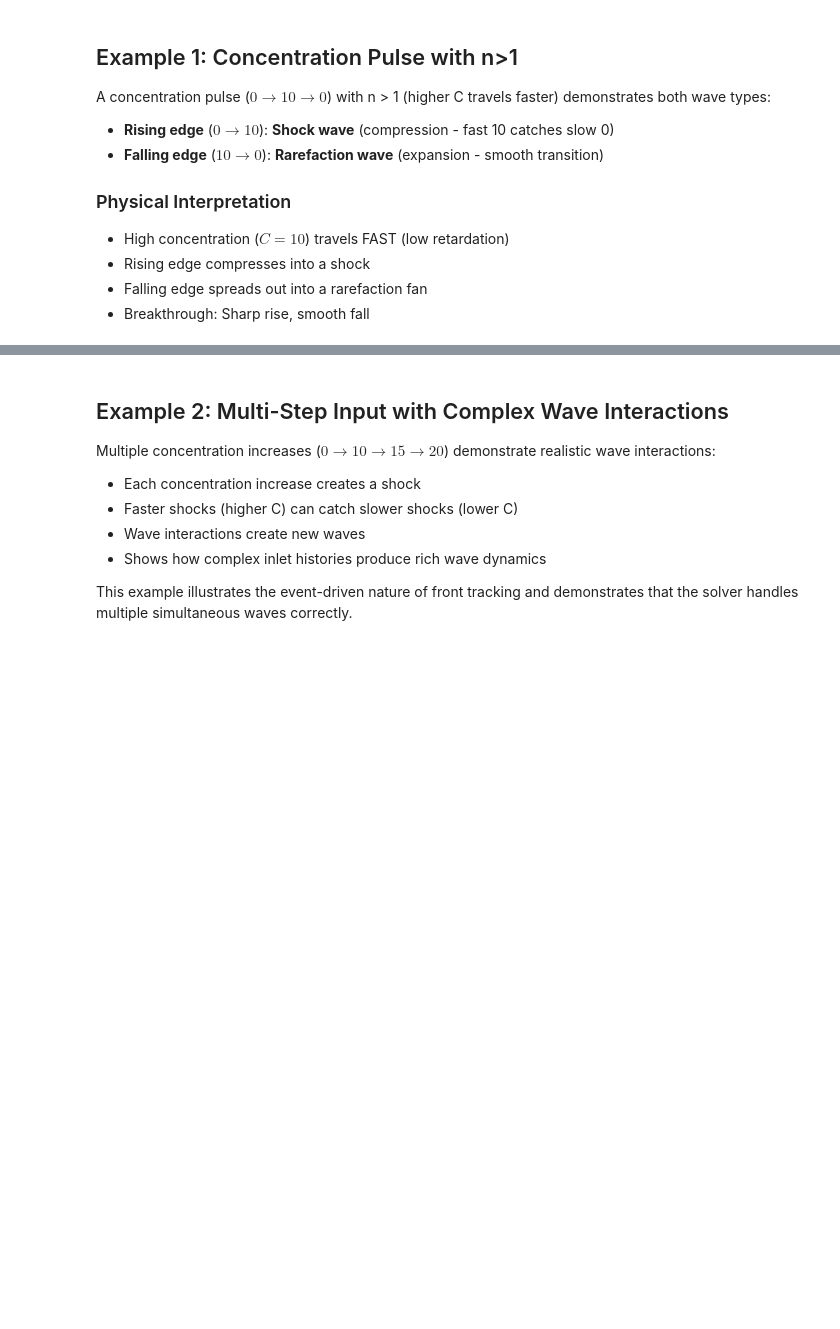
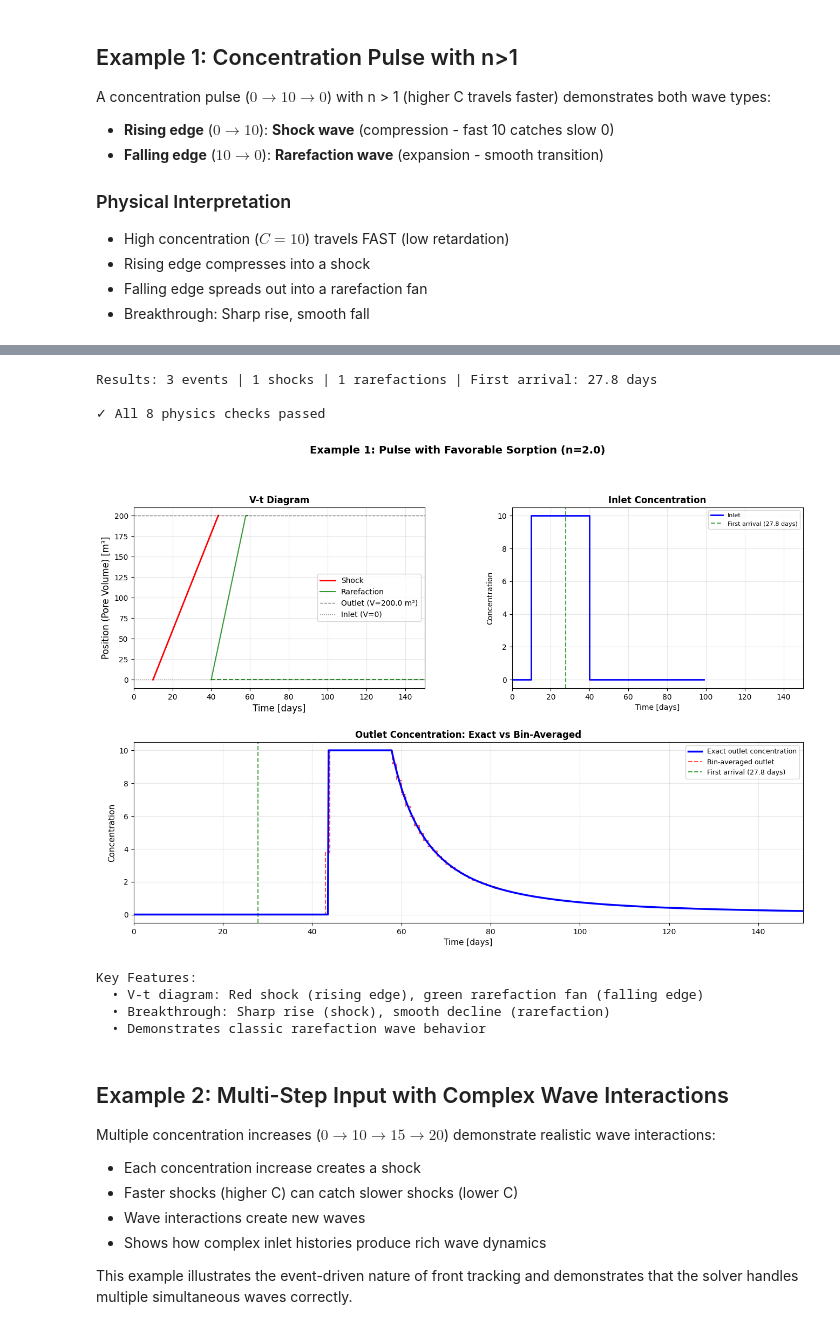
Before and after one commit to gwtransport/gwtransport, a Jupyter notebook: examples/09_Front_Tracking_Rarefaction_Waves.ipynb, the cells around one changed output, grey strips where cells are left out. Drawn from its saved outputs; the diff is of its cells as text; code cells hidden in the pictures; blank space fills up the shorter version.

```diff
--- a/examples/09_Front_Tracking_Rarefaction_Waves.ipynb
+++ b/examples/09_Front_Tracking_Rarefaction_Waves.ipynb
@@ -92,42 +92,51 @@ cout_ex1, structure_ex1 = infiltration_to_extraction_front_tracking_detailed(
     flow=flow_ex1,
     tedges=tedges_ex1,
     cout_tedges=cout_tedges_ex1,
-    aquifer_pore_volumes=aquifer_pore_volume_ex1,
+    aquifer_pore_volumes=[aquifer_pore_volume_ex1],
     freundlich_k=freundlich_k_ex1,
     freundlich_n=freundlich_n_ex1,
     bulk_density=bulk_density_ex1,
     porosity=porosity_ex1,
 )
 
 # Print summary
 print(
     f"\nResults: {structure_ex1[0]['n_events']} events | "
     f"{structure_ex1[0]['n_shocks']} shocks | "
     f"{structure_ex1[0]['n_rarefactions']} rarefactions | "
     f"First arrival: {structure_ex1[0]['t_first_arrival']:.1f} days"
 )
 
 # Verify physics (includes mass balance check using exact analytical spatial integration)
-results_ex1 = verify_physics(structure_ex1, cout_ex1, cout_tedges_ex1, cin_ex1, verbose=True)
+results_ex1 = verify_physics(structure_ex1[0], cout_ex1, cout_tedges_ex1, cin_ex1, verbose=True)
 print(f"\n{results_ex1['summary']}")
 
 # Create comprehensive visualization
 
 axes_ex1 = plot_front_tracking_summary(
-    structure_ex1,
+    structure_ex1[0],
     tedges_ex1,
     cin_ex1,
     cout_tedges_ex1,
     cout_ex1,
     t_max=150,
     title="Example 1: Pulse with Favorable Sorption (n=2.0)",
 )
 plt.show()
 
 print("\nKey Features:")
 print("  • V-t diagram: Red shock (rising edge), green rarefaction fan (falling edge)")
 print("  • Breakthrough: Sharp rise (shock), smooth decline (rarefaction)")
 print("  • Demonstrates classic rarefaction wave behavior")
+# %% [output]
+Results: 3 events | 1 shocks | 1 rarefactions | First arrival: 27.8 days
+
+✓ All 8 physics checks passed
+[figure, added]
+Key Features:
+  • V-t diagram: Red shock (rising edge), green rarefaction fan (falling edge)
+  • Breakthrough: Sharp rise (shock), smooth decline (rarefaction)
+  • Demonstrates classic rarefaction wave behavior
 # %% [markdown]
 ## Example 2: Multi-Step Input with Complex Wave Interactions
 
```
Also changed, not shown: parts of 6 cells of this notebook, 3 other files.
